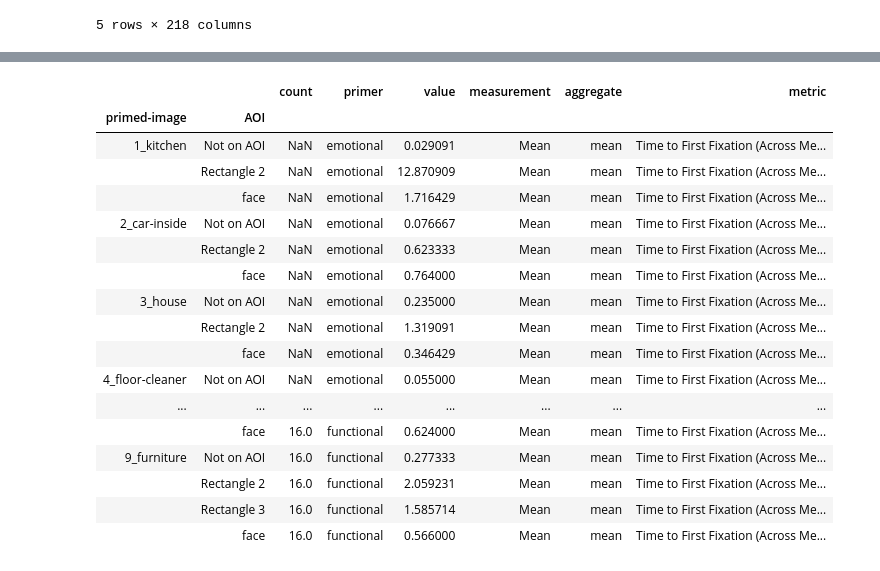
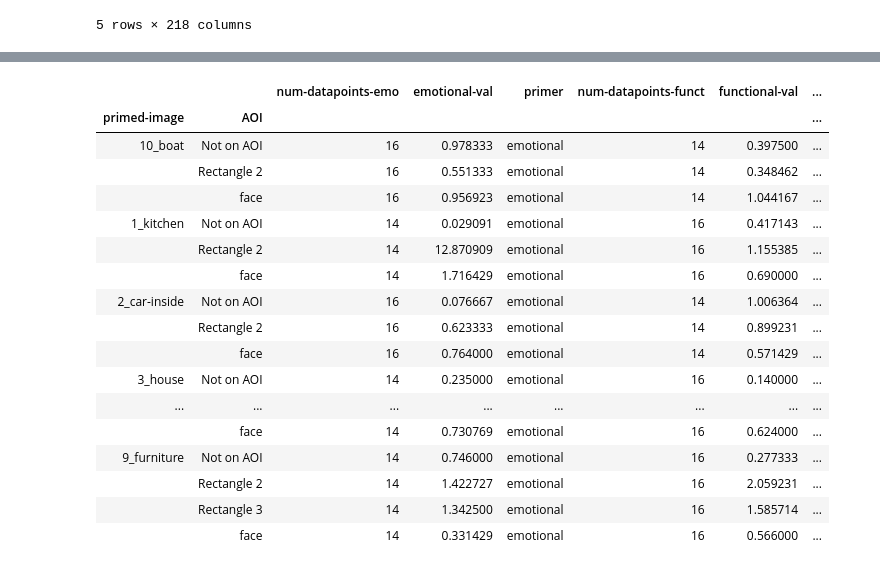
Before and after one commit to sallyi/eyetracking-cogsci-3, a Jupyter notebook: eyetracking-analysis.ipynb, the cells around one changed output, grey strips where cells are left out. Cells and saved outputs as stored; diff of their text form; code cells hidden in the pictures.

```diff
--- a/eyetracking-analysis.ipynb
+++ b/eyetracking-analysis.ipynb
@@ -208,3 +190,0 @@ aoi_data_with_primers_df[aoi_data_with_primers_df['primer-type'] == 'functional'
-# %%
-emo_primers = aoi_data_with_primers_df[aoi_data_with_primers_df['primer-type'] == 'emotional']
-funct_primers = aoi_data_with_primers_df[aoi_data_with_primers_df['primer-type'] == 'functional']
@@ -242,8 +190,0 @@ funct_primers
-# %%
-gb_cols = ['primed-image', 'AOI']
-measurement = 'Mean'
-metric = 'First Fixation Duration'
-func_primers_gb_agg = funct_primers[funct_primers['measurement'] == measurement].groupby(
-    gb_cols).agg({'image': 'size', 'value': 'mean'}).rename(columns={'image': 'count'})
-func_primers_gb_agg['primer'] = 'functional'
-func_primers_gb_agg
@@ -269,9 +190,0 @@ func_primers_gb_agg
-# %%
-emo_primers_gb_agg = emo_primers[emo_primers['measurement'] == measurement].groupby(
-    gb_cols).mean()
-emo_primers_gb_agg['primer'] = 'emotional'
-aggregate_scores_both_primers = emo_primers_gb_agg.append(func_primers_gb_agg)
-aggregate_scores_both_primers['measurement'] = measurement
-aggregate_scores_both_primers['aggregate'] = 'mean'
-aggregate_scores_both_primers['metric'] = metric
-aggregate_scores_both_primers
@@ -367,68 +210,73 @@ def analyze_measture(measure_name, measurement):
                         'metric', 'measurement', 'value', 'Sequence']
     tobii_measure_seq_df = tobii_measure_df.join(subjects_df.set_index(
         "ID number"), on="ID number", rsuffix='_subject')[analysis_columns]
     tobii_measure_seq_df.to_csv('test_results.csv')
     # return tobii_measure_seq_df
-    #return sequence_order_primer_type_df, tobii_measure_df
+    # return sequence_order_primer_type_df, tobii_measure_df
     aoi_data_with_primers_df = pd.merge(sequence_order_primer_type_df, tobii_measure_seq_df, left_on=[
         'Sequence name/ Order', 'primed-image'], right_on=['Sequence', 'image']).rename(columns={'value_y': 'value',
                                                                                                  'value_x': 'primer-image-name'})
-    #return tobii_measure_seq_df, aoi_data_with_primers_df
+    # return tobii_measure_seq_df, aoi_data_with_primers_df
+
     def clean_val(x):
         if isinstance(x, int):
             return x
         if x == '-':
             return None
         if ',' in x:
             return float(re.sub(',', '.', x))
         return float(x)
 
     aoi_data_with_primers_df.value = aoi_data_with_primers_df.value.apply(
         clean_val)
-    #return aoi_data_with_primers_df
-    emo_primers= aoi_data_with_primers_df[aoi_data_with_primers_df['primer-type'] == 'emotional']
-    funct_primers= aoi_data_with_primers_df[aoi_data_with_primers_df['primer-type'] == 'functional']
+    # return aoi_data_with_primers_df
+    emo_primers = aoi_data_with_primers_df[aoi_data_with_primers_df['primer-type'] == 'emotional']
+    funct_primers = aoi_data_with_primers_df[aoi_data_with_primers_df['primer-type'] == 'functional']
 
-    gb_cols= ['primed-image', 'AOI']
-    func_primers_gb_agg= funct_primers[funct_primers['measurement'] == measurement].groupby(
-        gb_cols).agg({'image': 'size', 'value': 'mean'}).rename(columns={'image': 'count'})
-    func_primers_gb_agg['primer']= 'functional'
+    gb_cols = ['primed-image', 'AOI']
+    func_primers_gb_agg = funct_primers[funct_primers['measurement'] == measurement].groupby(
+        gb_cols).agg({'image': 'size', 'value': 'mean'}).rename(columns={'value': 'functional-val',
+                                                                         'image': 'num-datapoints-funct'})
+    func_primers_gb_agg['primer'] = 'functional'
     func_primers_gb_agg
 
-    emo_primers_gb_agg= emo_primers[emo_primers['measurement'] == measurement].groupby(
-        gb_cols).mean()
-    emo_primers_gb_agg['primer']= 'emotional'
-    aggregate_scores_both_primers= emo_primers_gb_agg.append(
-        func_primers_gb_agg)
-    aggregate_scores_both_primers['measurement']= measurement
-    aggregate_scores_both_primers['aggregate']= measurement.lower()
-    aggregate_scores_both_primers['metric']= measure_name
+    emo_primers_gb_agg = emo_primers[emo_primers['measurement'] == measurement].groupby(
+        gb_cols).agg({'image': 'size', 'value': 'mean'}).rename(columns={'value': 'emotional-val',
+                                                                         'image': 'num-datapoints-emo'})
+    emo_primers_gb_agg['primer'] = 'emotional'
+    aggregate_scores_both_primers = pd.concat([emo_primers_gb_agg,
+        func_primers_gb_agg],axis=1, sort=False)
+    aggregate_scores_both_primers['measurement'] = measurement
+    aggregate_scores_both_primers['aggregate'] = measurement.lower()
+    aggregate_scores_both_primers['metric'] = measure_name
 
     emo_primers[emo_primers['measurement'] ==
                 'Mean'].groupby('primed-image').count()
 
     emo_primers[emo_primers['measurement'] ==
                 'Mean'].groupby('primed-image').mean()
-    return aggregate_scores_both_primers
+    return aoi_data_with_primers_df, aggregate_scores_both_primers
 
-primers = analyze_measture('Time to First Fixation (Across Media)', 'Mean')
-primers
+
+aoi_data_with_primers_df, agg_measure_both_primers = analyze_measture(
+    'Time to First Fixation (Across Media)', 'Mean')
+agg_measure_both_primers
 # %% [output]
-|  |  | count | primer | value | measurement | aggregate | metric |
-| primed-image | AOI |  |  |  |  |  |  |
-| 1_kitchen | Not on AOI | NaN | emotional | 0.029091 | Mean | mean | Time to First Fixation (Across Me... |
-|  | Rectangle 2 | NaN | emotional | 12.870909 | Mean | mean | Time to First Fixation (Across Me... |
-|  | face | NaN | emotional | 1.716429 | Mean | mean | Time to First Fixation (Across Me... |
-| 2_car-inside | Not on AOI | NaN | emotional | 0.076667 | Mean | mean | Time to First Fixation (Across Me... |
-|  | Rectangle 2 | NaN | emotional | 0.623333 | Mean | mean | Time to First Fixation (Across Me... |
-|  | face | NaN | emotional | 0.764000 | Mean | mean | Time to First Fixation (Across Me... |
-| 3_house | Not on AOI | NaN | emotional | 0.235000 | Mean | mean | Time to First Fixation (Across Me... |
-|  | Rectangle 2 | NaN | emotional | 1.319091 | Mean | mean | Time to First Fixation (Across Me... |
-|  | face | NaN | emotional | 0.346429 | Mean | mean | Time to First Fixation (Across Me... |
-| 4_floor-cleaner | Not on AOI | NaN | emotional | 0.055000 | Mean | mean | Time to First Fixation (Across Me... |
+|  |  | num-datapoints-emo | emotional-val | primer | num-datapoints-funct | functional-val | ... |
+| primed-image | AOI |  |  |  |  |  | ... |
+| 10_boat | Not on AOI | 16 | 0.978333 | emotional | 14 | 0.397500 | ... |
+|  | Rectangle 2 | 16 | 0.551333 | emotional | 14 | 0.348462 | ... |
+|  | face | 16 | 0.956923 | emotional | 14 | 1.044167 | ... |
+| 1_kitchen | Not on AOI | 14 | 0.029091 | emotional | 16 | 0.417143 | ... |
+|  | Rectangle 2 | 14 | 12.870909 | emotional | 16 | 1.155385 | ... |
+|  | face | 14 | 1.716429 | emotional | 16 | 0.690000 | ... |
+| 2_car-inside | Not on AOI | 16 | 0.076667 | emotional | 14 | 1.006364 | ... |
+|  | Rectangle 2 | 16 | 0.623333 | emotional | 14 | 0.899231 | ... |
+|  | face | 16 | 0.764000 | emotional | 14 | 0.571429 | ... |
+| 3_house | Not on AOI | 14 | 0.235000 | emotional | 16 | 0.140000 | ... |
 | ... | ... | ... | ... | ... | ... | ... | ... |
-|  | face | 16.0 | functional | 0.624000 | Mean | mean | Time to First Fixation (Across Me... |
-| 9_furniture | Not on AOI | 16.0 | functional | 0.277333 | Mean | mean | Time to First Fixation (Across Me... |
-|  | Rectangle 2 | 16.0 | functional | 2.059231 | Mean | mean | Time to First Fixation (Across Me... |
-|  | Rectangle 3 | 16.0 | functional | 1.585714 | Mean | mean | Time to First Fixation (Across Me... |
-|  | face | 16.0 | functional | 0.566000 | Mean | mean | Time to First Fixation (Across Me... |
+|  | face | 14 | 0.730769 | emotional | 16 | 0.624000 | ... |
+| 9_furniture | Not on AOI | 14 | 0.746000 | emotional | 16 | 0.277333 | ... |
+|  | Rectangle 2 | 14 | 1.422727 | emotional | 16 | 2.059231 | ... |
+|  | Rectangle 3 | 14 | 1.342500 | emotional | 16 | 1.585714 | ... |
+|  | face | 14 | 0.331429 | emotional | 16 | 0.566000 | ... |
```
Also changed, not shown: parts of 25 cells of this notebook.
